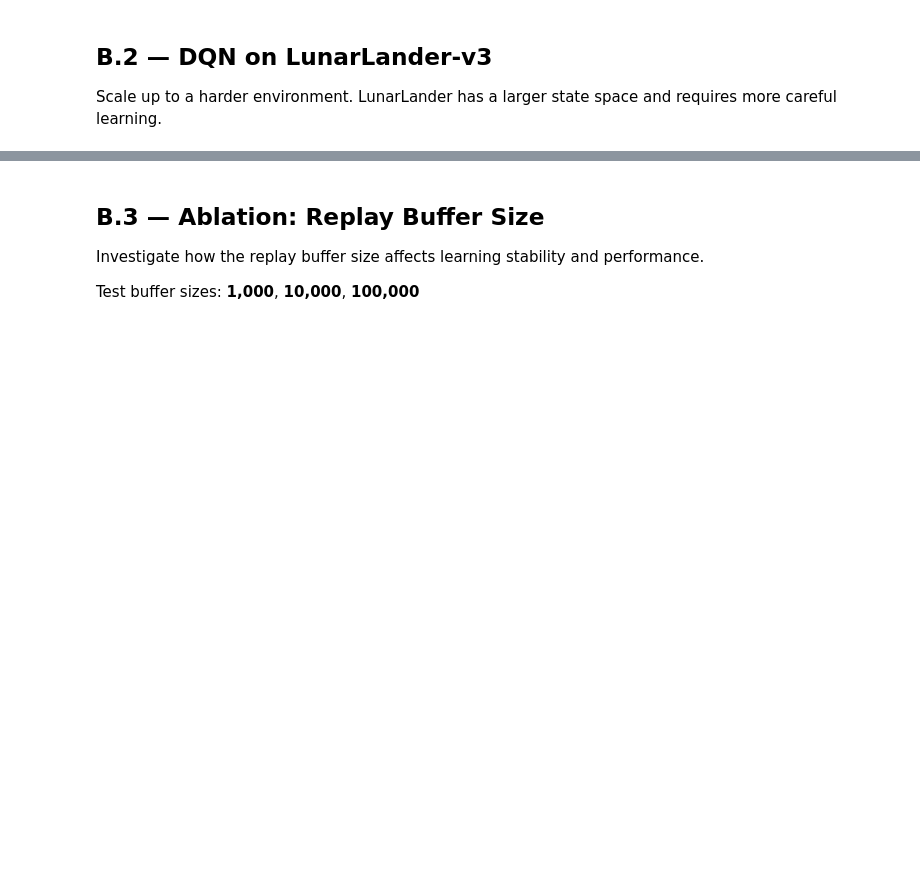
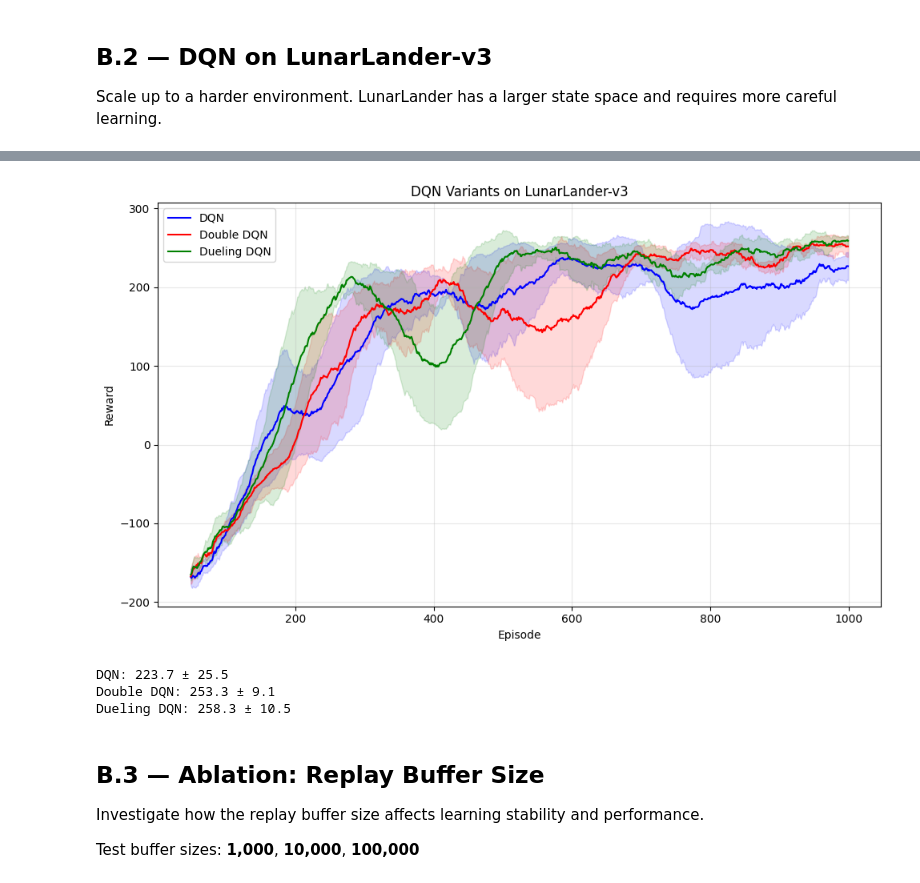
Before and after one commit to handyman1337/LiU, a Jupyter notebook: tdde78/labs/lab1_value_based/starter_code/lab1_dqn.ipynb, the cells around one changed output, grey strips where cells are left out. Cells and saved outputs as stored; diff of their text form; code cells hidden in the pictures; blank space fills up the shorter version.

```diff
--- a/tdde78/labs/lab1_value_based/starter_code/lab1_dqn.ipynb
+++ b/tdde78/labs/lab1_value_based/starter_code/lab1_dqn.ipynb
@@ -758,0 +980,27 @@ raise NotImplementedError("Run LunarLander experiment")
+# %%
+# =====================================================================
+# TODO: Train DQN (and optionally Double/Dueling) on LunarLander-v3.
+#       You may need more episodes (e.g., 1000) and different hyperparameters.
+#       Run with at least 3 seeds and plot results.
+#
+#       Target: Average reward >= 200 over last 100 episodes.
+# =====================================================================
+seeds = [42, 123, 456]
+
+all_results = {
+    'DQN': [train_dqn(env_name="LunarLander-v3", num_episodes=1000, seed=s, learning_starts=1000, train_frequency=4,
+            buffer_size=50000, batch_size=128, target_network_frequency=500, epsilon_decay=20000) for s in seeds],
+
+    'Double DQN': [train_dqn(env_name="LunarLander-v3", num_episodes=1000, seed=s, use_double_dqn=True, learning_starts=1000, train_frequency=4,
+            buffer_size=50000, batch_size=128, target_network_frequency=500, epsilon_decay=20000) for s in seeds],
+
+    'Dueling DQN': [train_dqn(env_name="LunarLander-v3", num_episodes=1000, seed=s, use_dueling=True, learning_starts=1000, train_frequency=4,
+            buffer_size=50000, batch_size=128, target_network_frequency=500, epsilon_decay=20000) for s in seeds],
+}
+
+plot_comparison(all_results, title="DQN Variants on LunarLander-v3")
+
+for name, results_list in all_results.items():
+    final_rewards = [np.mean(r['episode_rewards'][-100:]) for r in results_list]
+    print(f"{name}: {np.mean(final_rewards):.1f} ± {np.std(final_rewards):.1f}")
+# %% [output]
@@ -759,3 +1024,7 @@ raise NotImplementedError("Run LunarLander experiment")
+[figure, added]
+DQN: 223.7 ± 25.5
+Double DQN: 253.3 ± 9.1
+Dueling DQN: 258.3 ± 10.5
 # %% [markdown]
 ## B.3 — Ablation: Replay Buffer Size
 
```
Also changed, not shown: parts of 14 cells of this notebook, 2 other files.
